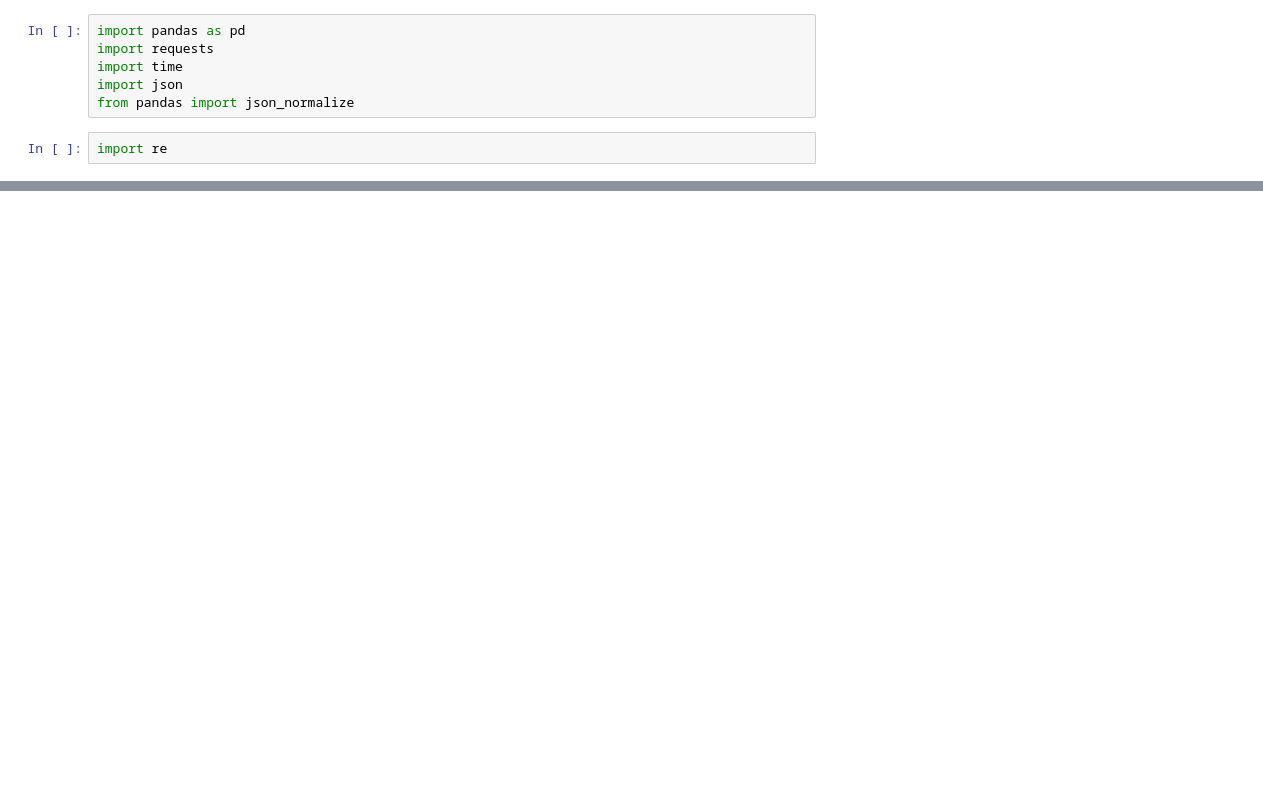
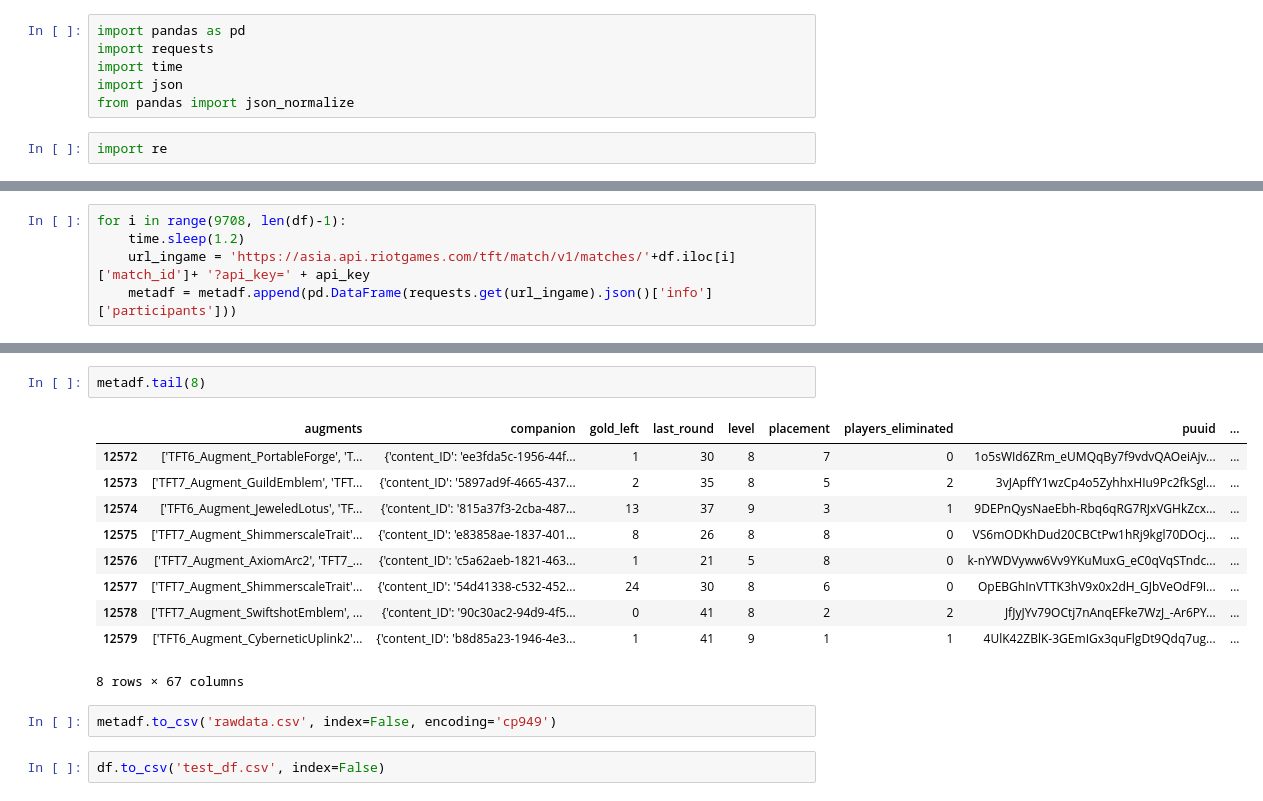
Before and after one commit to ysooch0819/Codestates-AIB-projects, a Jupyter notebook: Section2_project준비.ipynb, the cells around one changed output, grey strips where cells are left out. Cells and saved outputs as stored; diff of their text form; blank space fills up the shorter version.

```diff
--- a/Section2_project준비.ipynb
+++ b/Section2_project준비.ipynb
@@ -589,0 +385,5 @@ df.columns
+# %%
+for i in range(9708, len(df)-1):
+    time.sleep(1.2)
+    url_ingame = 'https://asia.api.riotgames.com/tft/match/v1/matches/'+df.iloc[i]['match_id']+ '?api_key=' + api_key
+    metadf = metadf.append(pd.DataFrame(requests.get(url_ingame).json()['info']['participants']))
@@ -589,0 +411,17 @@ df.columns
+# %%
+metadf.tail(8)
+# %% [output]
+|  | augments | companion | gold_left | last_round | level | placement | players_eliminated | puuid | ... |
+| 12572 | ['TFT6_Augment_PortableForge', 'T... | {'content_ID': 'ee3fda5c-1956-44f... | 1 | 30 | 8 | 7 | 0 | 1o5sWId6ZRm_eUMQqBy7f9vdvQAOeiAjv... | ... |
+| 12573 | ['TFT7_Augment_GuildEmblem', 'TFT... | {'content_ID': '5897ad9f-4665-437... | 2 | 35 | 8 | 5 | 2 | 3vJApffY1wzCp4o5ZyhhxHIu9Pc2fkSgl... | ... |
+| 12574 | ['TFT6_Augment_JeweledLotus', 'TF... | {'content_ID': '815a37f3-2cba-487... | 13 | 37 | 9 | 3 | 1 | 9DEPnQysNaeEbh-Rbq6qRG7RJxVGHkZcx... | ... |
+| 12575 | ['TFT7_Augment_ShimmerscaleTrait'... | {'content_ID': 'e83858ae-1837-401... | 8 | 26 | 8 | 8 | 0 | VS6mODKhDud20CBCtPw1hRj9kgl70DOcj... | ... |
+| 12576 | ['TFT7_Augment_AxiomArc2', 'TFT7_... | {'content_ID': 'c5a62aeb-1821-463... | 1 | 21 | 5 | 8 | 0 | k-nYWDVyww6Vv9YKuMuxG_eC0qVqSTndc... | ... |
+| 12577 | ['TFT7_Augment_ShimmerscaleTrait'... | {'content_ID': '54d41338-c532-452... | 24 | 30 | 8 | 6 | 0 | OpEBGhInVTTK3hV9x0x2dH_GJbVeOdF9I... | ... |
+| 12578 | ['TFT7_Augment_SwiftshotEmblem', ... | {'content_ID': '90c30ac2-94d9-4f5... | 0 | 41 | 8 | 2 | 2 | JfJyJYv79OCtj7nAnqEFke7WzJ_-Ar6PY... | ... |
+| 12579 | ['TFT6_Augment_CyberneticUplink2'... | {'content_ID': 'b8d85a23-1946-4e3... | 1 | 41 | 9 | 1 | 1 | 4UlK42ZBlK-3GEmIGx3quFlgDt9Qdq7ug... | ... |
+8 rows × 67 columns
+# %%
+metadf.to_csv('rawdata.csv', index=False, encoding='cp949')
+# %%
+df.to_csv('test_df.csv', index=False)
```
Also changed, not shown: parts of 99 cells of this notebook.
